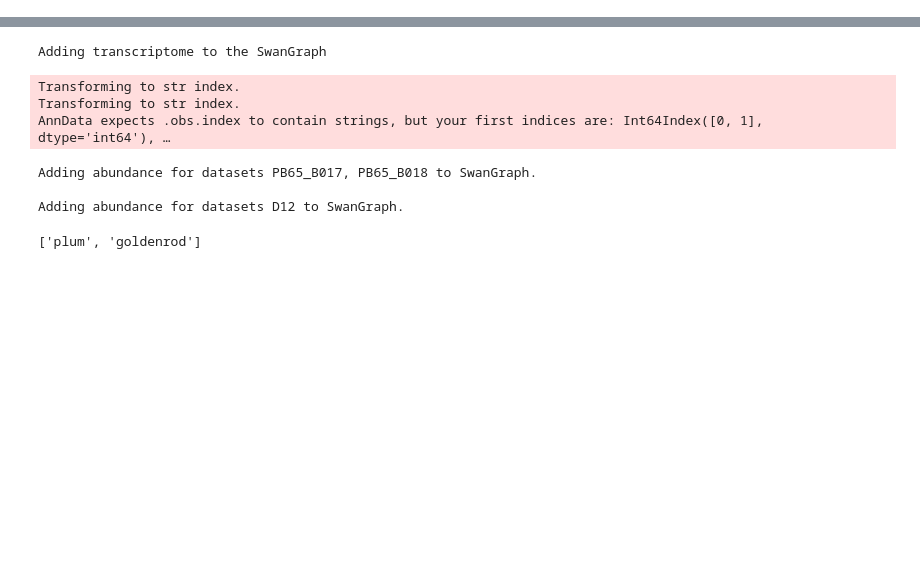
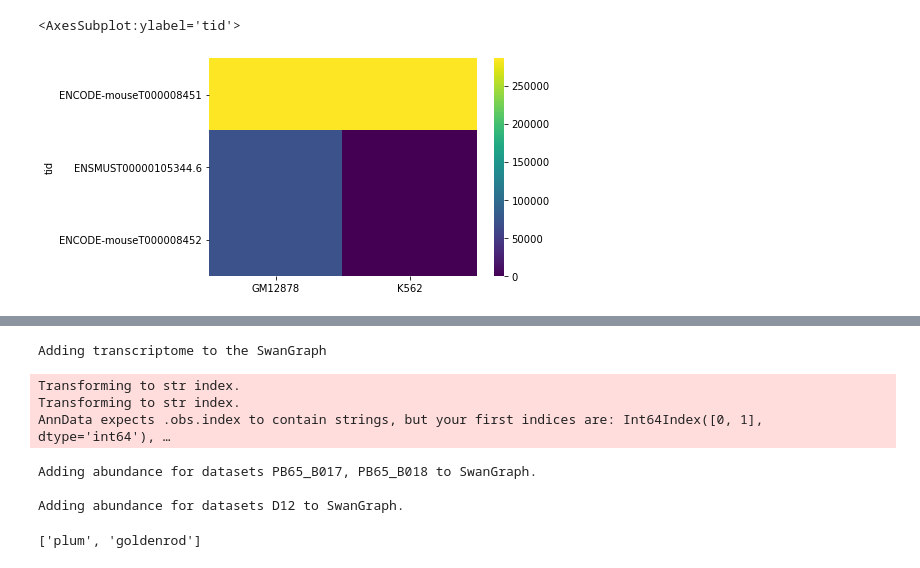
Before and after one commit to mortazavilab/swan_vis, a Jupyter notebook: tutorials/test_dev.ipynb, the cells around one changed output, grey strips where cells are left out. Cells and saved outputs as stored; diff of their text form; code cells hidden in the pictures; blank space fills up the shorter version.

```diff
--- a/tutorials/test_dev.ipynb
+++ b/tutorials/test_dev.ipynb
@@ -8,0 +14,10 @@ import scanpy as sc
+# %%
+sg = swan.SwanGraph()
+db = 'data/chr11_and_Tcf3_no_gname.db'
+sg.add_transcriptome(db, include_isms=True)
+ab = 'data/chr11_and_Tcf3_talon_abundance_PB65.tsv'
+sg.add_abundance(ab)
+ab = 'data/chr11_and_Tcf3_talon_abundance_D12.tsv'
+sg.add_abundance(ab)
+meta = 'data/chr11_and_Tcf3_metadata.tsv'
+sg.add_metadata(meta)
@@ -8,0 +32,6 @@ import scanpy as sc
+# %%
+t_df = sg.gen_report('ENSMUSG00000020167.13', 'test', groupby='sample')
+sns.heatmap(data=t_df, cmap='viridis')
+# %% [output]
+<AxesSubplot:ylabel='tid'>
+[figure, added]
```
Also changed, not shown: parts of 14 cells of this notebook, 3 other files.
